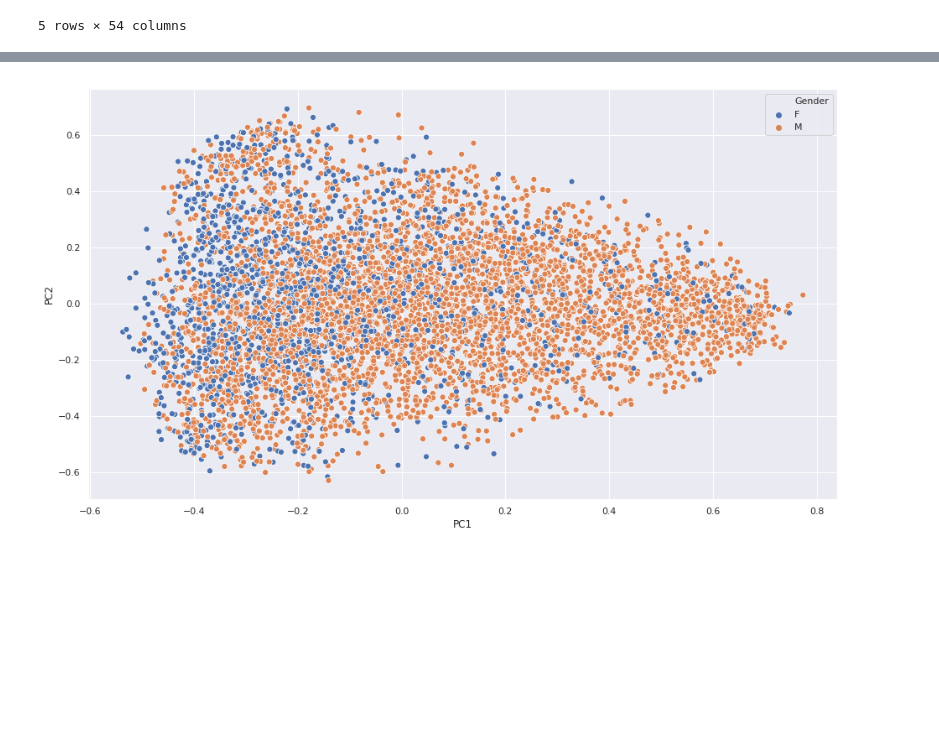
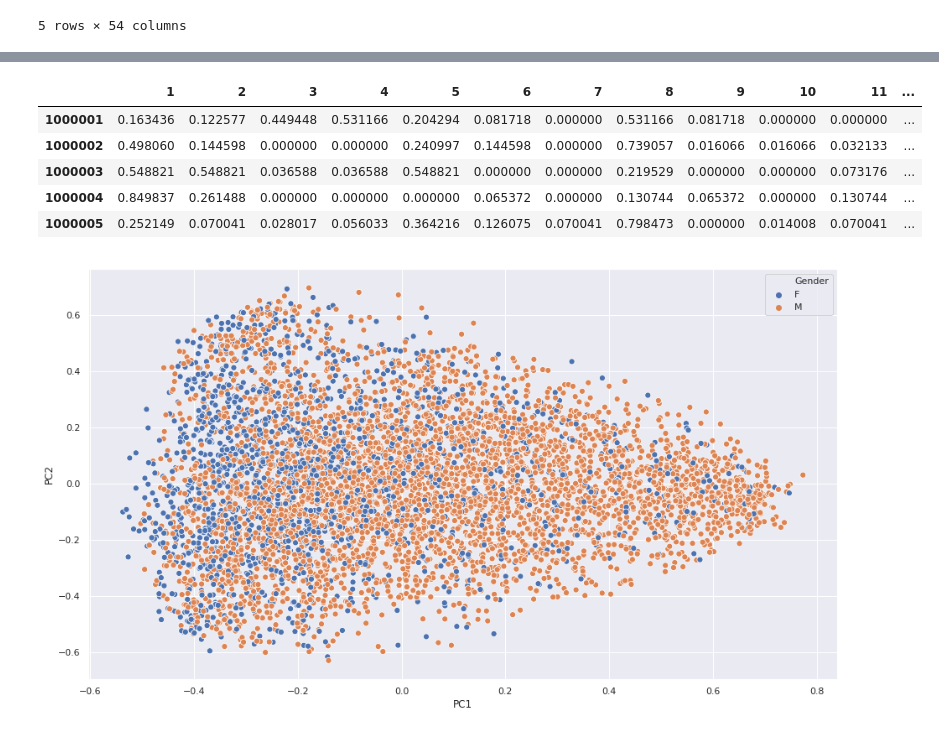
Before and after one commit to danousna/black_friday, a Jupyter notebook: sex_knn.ipynb, the cells around one changed output, grey strips where cells are left out. Drawn from its saved outputs; the diff is of its cells as text; code cells hidden in the pictures; blank space fills up the shorter version.

```diff
--- a/sex_knn.ipynb
+++ b/sex_knn.ipynb
@@ -106,5 +111,13 @@ pc_count.head()
 # %%
 pc_count_L2 = pc_count.div(np.sqrt(pc_count.pow(2).sum(axis=1)), axis=0)
+pc_count_L2.head()
+# %% [output]
+|  | 1 | 2 | 3 | 4 | 5 | 6 | 7 | 8 | 9 | 10 | 11 | ... |
+| 1000001 | 0.163436 | 0.122577 | 0.449448 | 0.531166 | 0.204294 | 0.081718 | 0.000000 | 0.531166 | 0.081718 | 0.000000 | 0.000000 | ... |
+| 1000002 | 0.498060 | 0.144598 | 0.000000 | 0.000000 | 0.240997 | 0.144598 | 0.000000 | 0.739057 | 0.016066 | 0.016066 | 0.032133 | ... |
+| 1000003 | 0.548821 | 0.548821 | 0.036588 | 0.036588 | 0.548821 | 0.000000 | 0.000000 | 0.219529 | 0.000000 | 0.000000 | 0.073176 | ... |
+| 1000004 | 0.849837 | 0.261488 | 0.000000 | 0.000000 | 0.000000 | 0.065372 | 0.000000 | 0.130744 | 0.065372 | 0.000000 | 0.130744 | ... |
+| 1000005 | 0.252149 | 0.070041 | 0.028017 | 0.056033 | 0.364216 | 0.126075 | 0.070041 | 0.798473 | 0.000000 | 0.014008 | 0.070041 | ... |
 # %%
 from sklearn.decomposition import PCA
 
```
Also changed, not shown: parts of 2 cells of this notebook, 7 other files.
